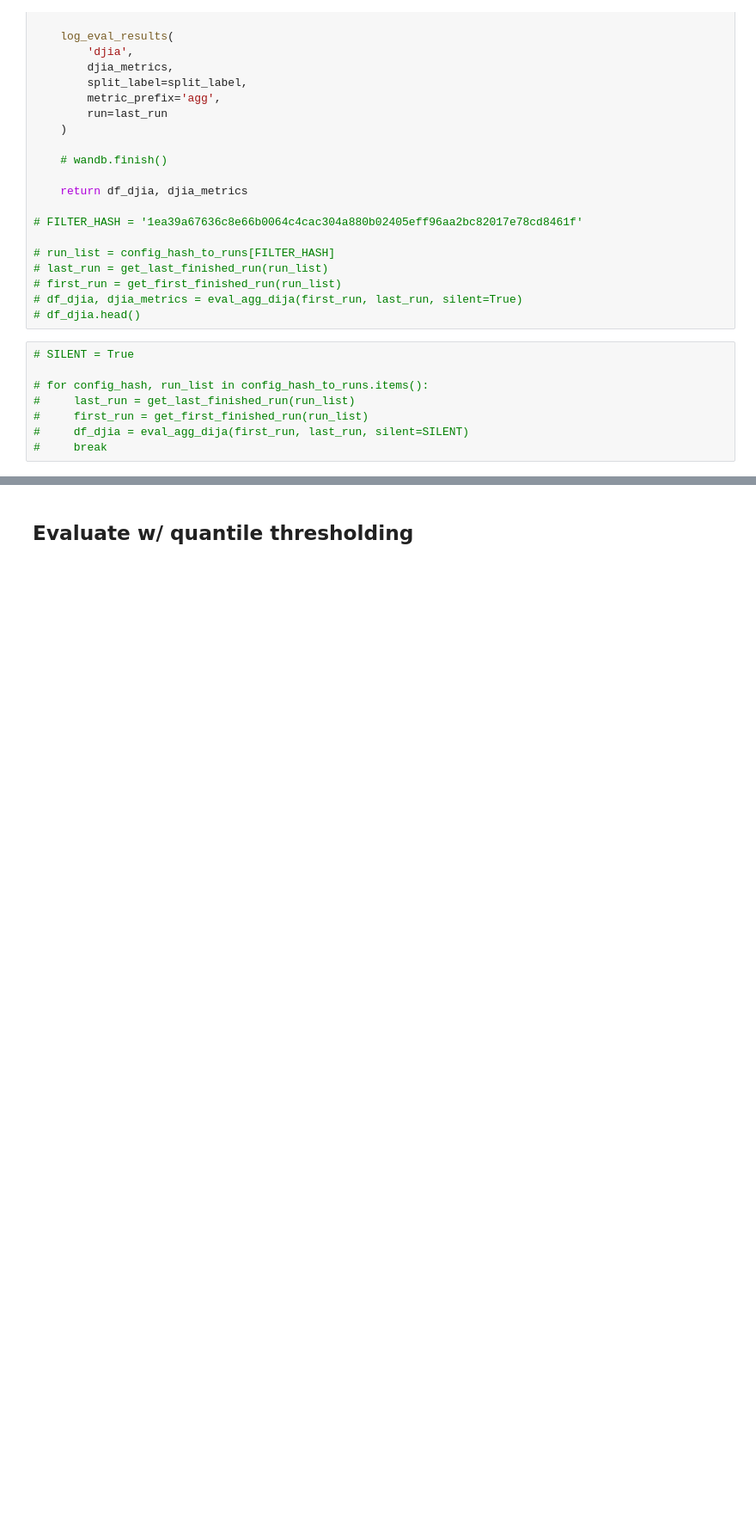
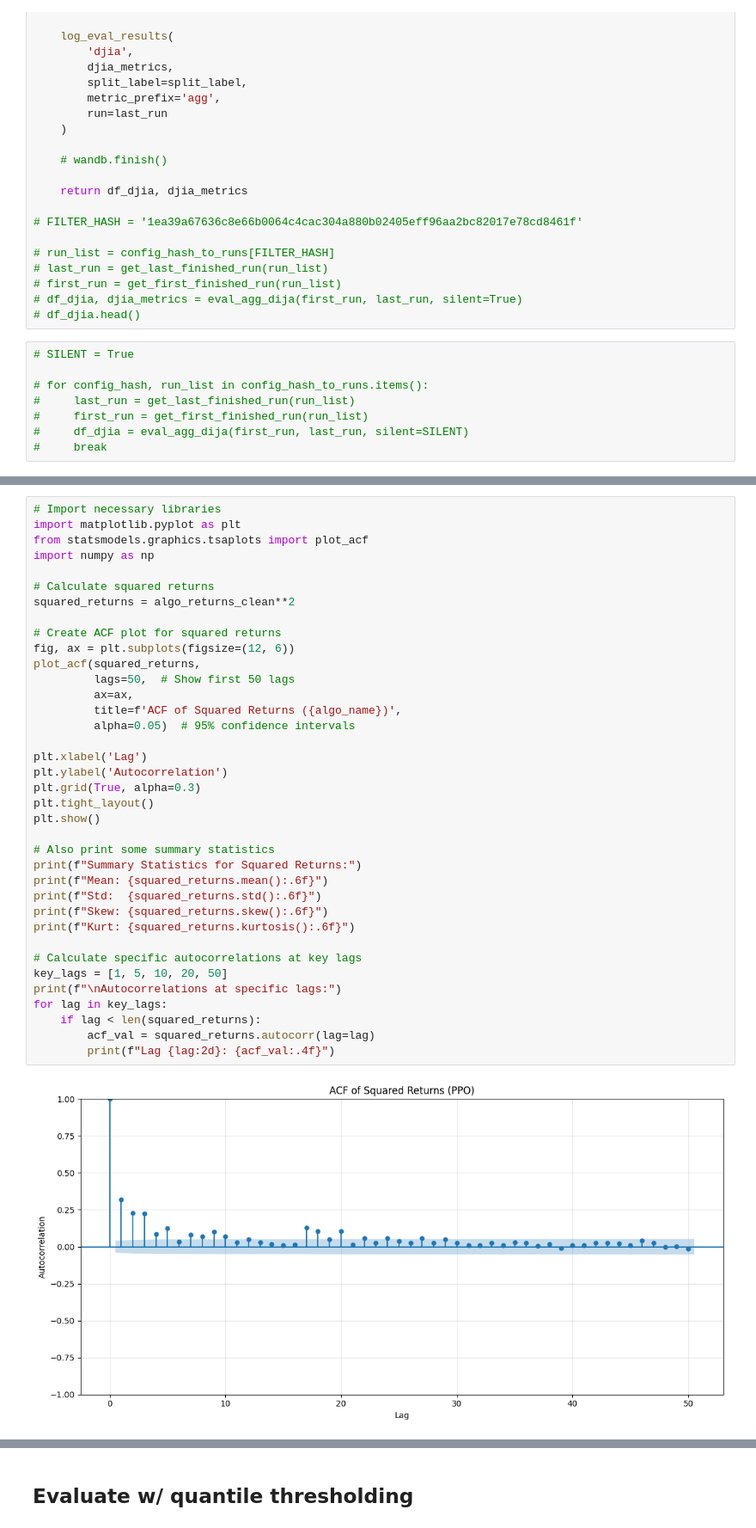
Before and after one commit to tony-pitchblack/FinRL, a Jupyter notebook: examples/finrl_dt_replicate_train_hft.ipynb, the cells around one changed output, grey strips where cells are left out. Shown at 86% size. Cells and saved outputs as stored; diff of their text form; blank space fills up the shorter version.

```diff
--- a/examples/finrl_dt_replicate_train_hft.ipynb
+++ b/examples/finrl_dt_replicate_train_hft.ipynb
@@ -4720,0 +4832,39 @@ def eval_agg_dija(first_run, last_run, split_label='test', silent=False):
+# %%
+# Import necessary libraries
+import matplotlib.pyplot as plt
+from statsmodels.graphics.tsaplots import plot_acf
+import numpy as np
+
+# Calculate squared returns
+squared_returns = algo_returns_clean**2
+
+# Create ACF plot for squared returns
+fig, ax = plt.subplots(figsize=(12, 6))
+plot_acf(squared_returns,
+         lags=50,  # Show first 50 lags
+         ax=ax,
+         title=f'ACF of Squared Returns ({algo_name})',
+         alpha=0.05)  # 95% confidence intervals
+
+plt.xlabel('Lag')
+plt.ylabel('Autocorrelation')
+plt.grid(True, alpha=0.3)
+plt.tight_layout()
+plt.show()
+
+# Also print some summary statistics
+print(f"Summary Statistics for Squared Returns:")
+print(f"Mean: {squared_returns.mean():.6f}")
+print(f"Std:  {squared_returns.std():.6f}")
+print(f"Skew: {squared_returns.skew():.6f}")
+print(f"Kurt: {squared_returns.kurtosis():.6f}")
+
+# Calculate specific autocorrelations at key lags
+key_lags = [1, 5, 10, 20, 50]
+print(f"\nAutocorrelations at specific lags:")
+for lag in key_lags:
+    if lag < len(squared_returns):
+        acf_val = squared_returns.autocorr(lag=lag)
+        print(f"Lag {lag:2d}: {acf_val:.4f}")
+# %% [output]
+[figure, added]
```
Also changed, not shown: parts of 26 cells of this notebook.
